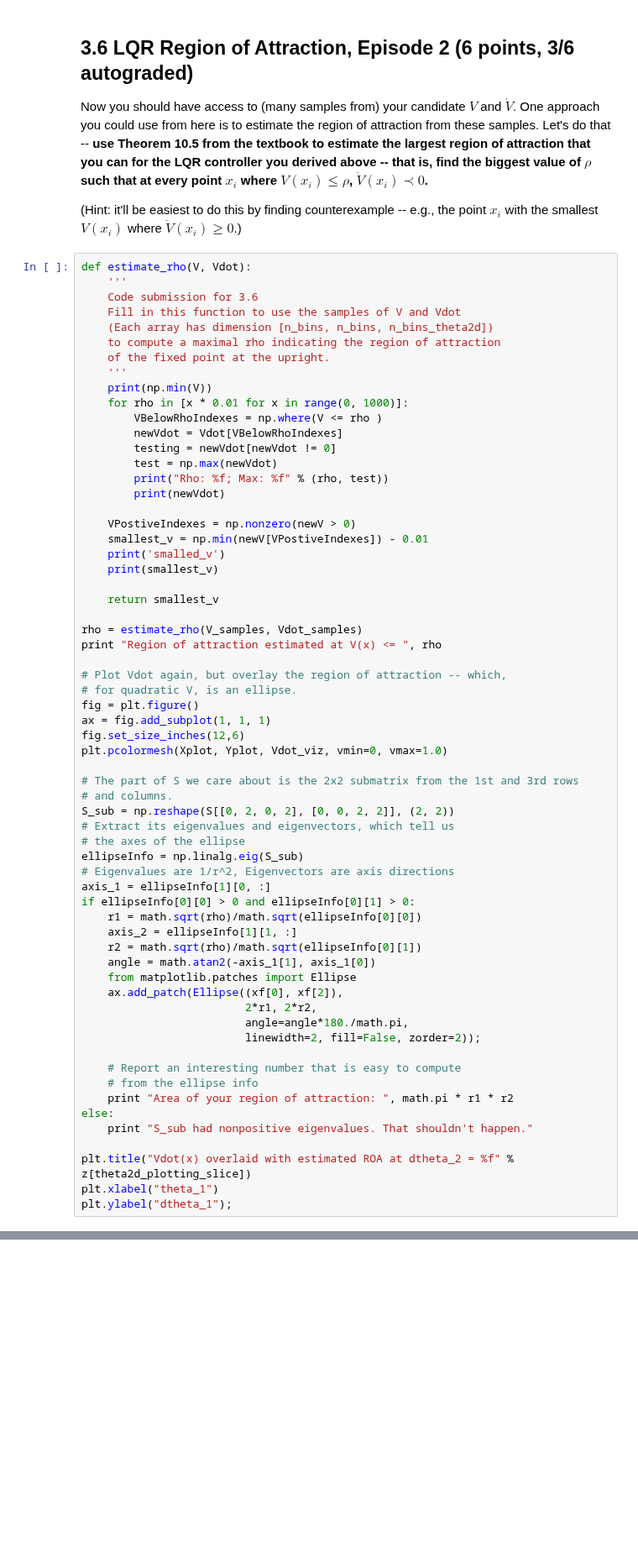
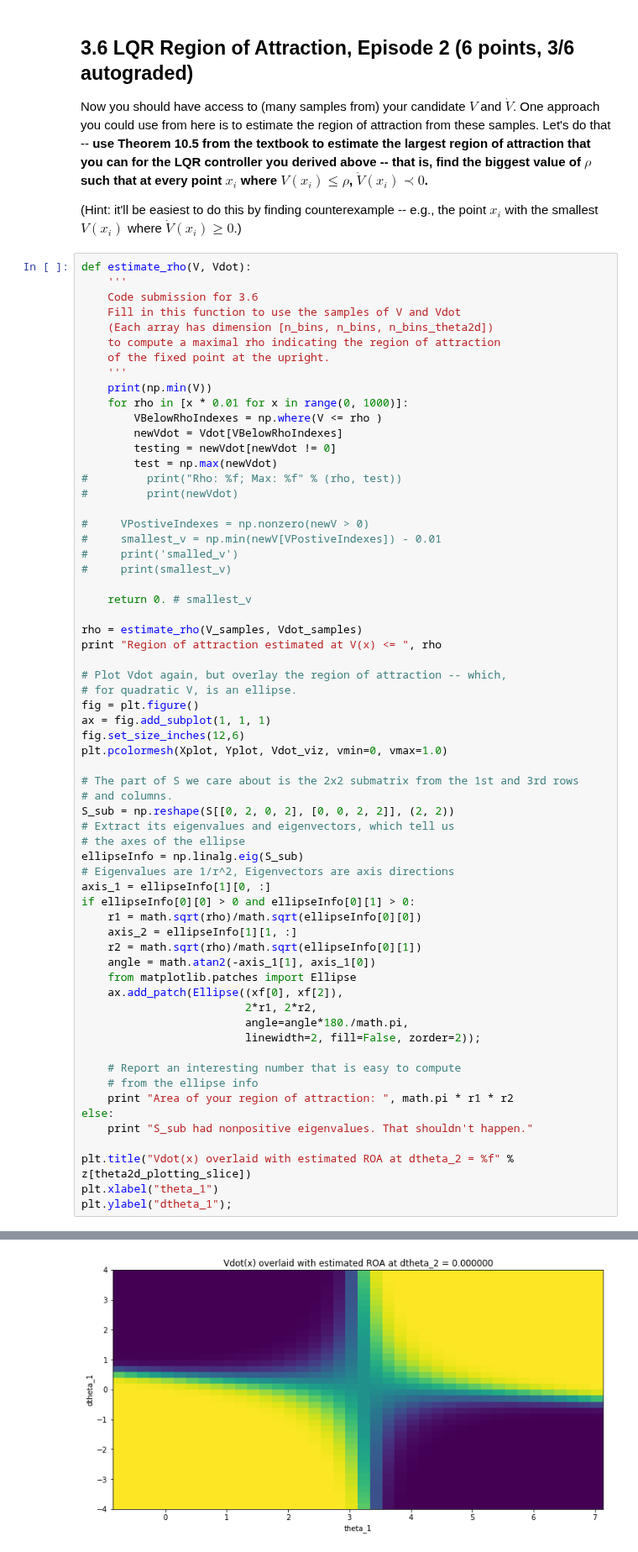
Before and after one commit to sam-n-johnston/underactuated-robotics, a Jupyter notebook: set_3/set_3.ipynb, the cells around one changed output, grey strips where cells are left out. Shown at 84% size. Drawn from its saved outputs; the diff is of its cells as text; blank space fills up the shorter version.

Commit message:
Test works again

```diff
--- a/set_3/set_3.ipynb
+++ b/set_3/set_3.ipynb
@@ -933,15 +933,15 @@ def estimate_rho(V, Vdot):
         newVdot = Vdot[VBelowRhoIndexes]
         testing = newVdot[newVdot != 0]
         test = np.max(newVdot)
-        print("Rho: %f; Max: %f" % (rho, test))
-        print(newVdot)
+#         print("Rho: %f; Max: %f" % (rho, test))
+#         print(newVdot)
 
-    VPostiveIndexes = np.nonzero(newV > 0)
-    smallest_v = np.min(newV[VPostiveIndexes]) - 0.01
-    print('smalled_v')
-    print(smallest_v)
+#     VPostiveIndexes = np.nonzero(newV > 0)
+#     smallest_v = np.min(newV[VPostiveIndexes]) - 0.01
+#     print('smalled_v')
+#     print(smallest_v)
 
-    return smallest_v
+    return 0. # smallest_v
 
 rho = estimate_rho(V_samples, Vdot_samples)
 print "Region of attraction estimated at V(x) <= ", rho
@@ -1003,3 +988,4 @@ NameError: global name 'newV' is not defined
+[figure, added]
 # %% [markdown]
 ## 3.7 LQR Region of Attraction, Intermission (3 points)
 
```
Also changed, not shown: parts of 6 cells of this notebook, 2 other files.
